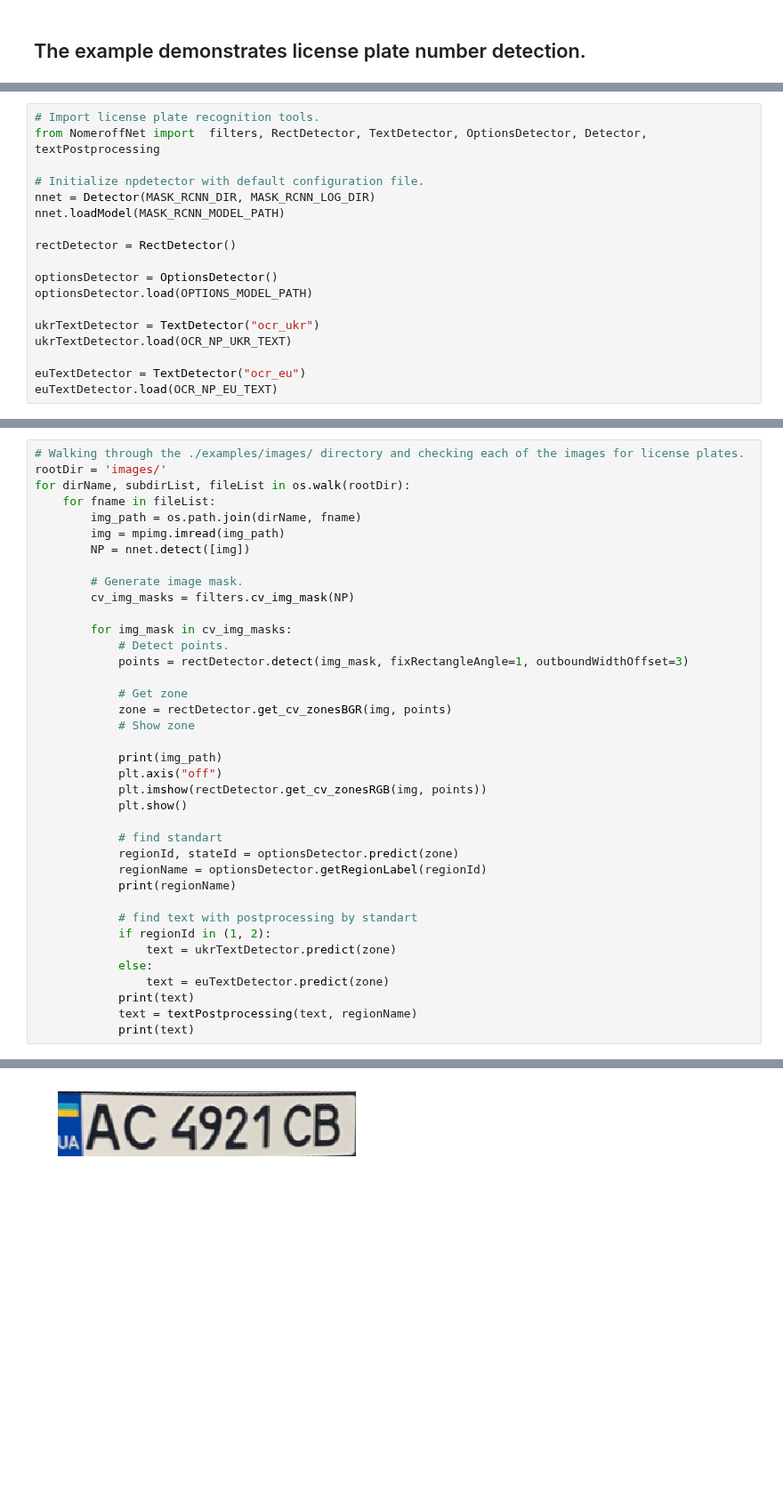
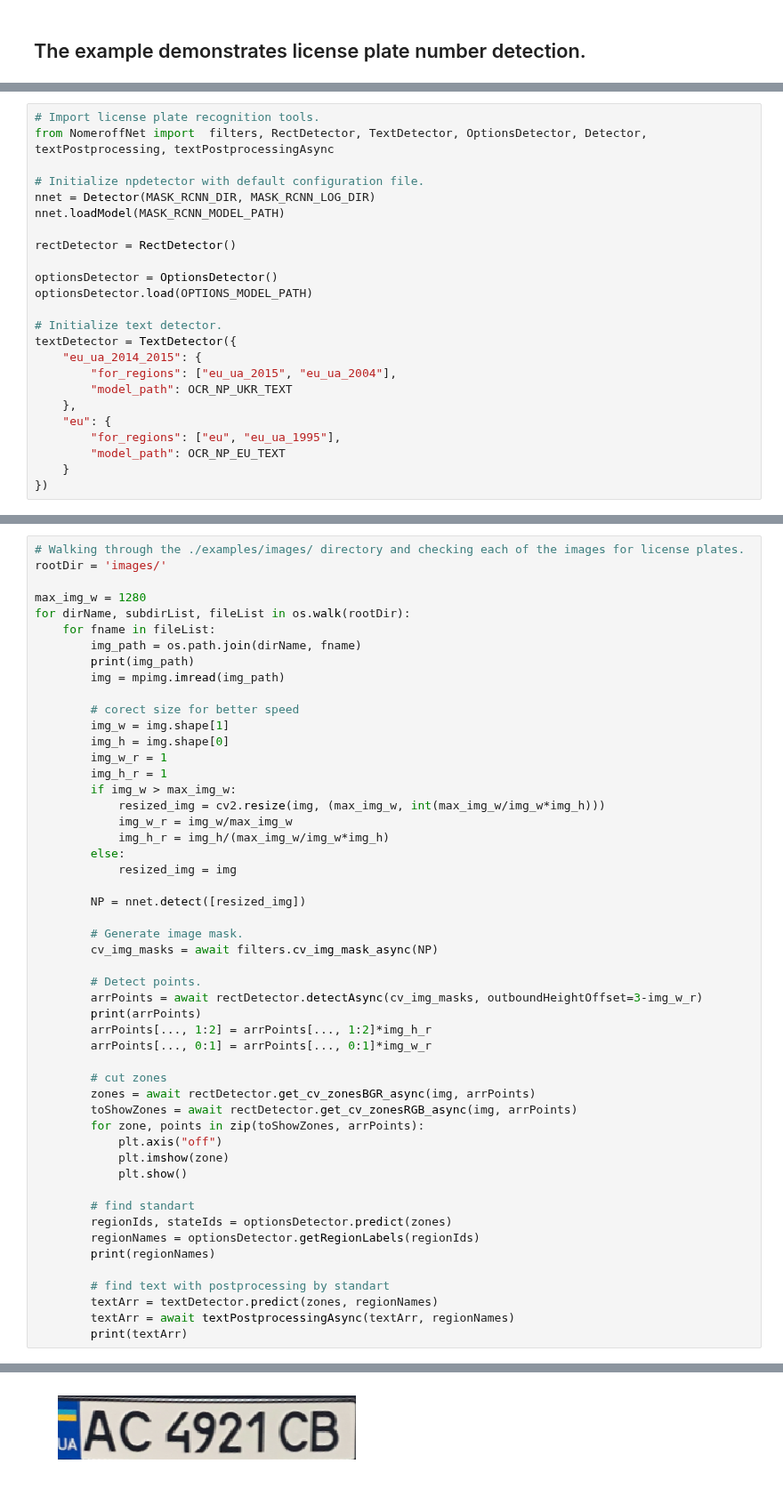
Before and after one commit to ria-com/nomeroff-net, a Jupyter notebook: examples/demo3.ipynb, the cells around one changed output, grey strips where cells are left out. Shown at 89% size. Drawn from its saved outputs; the diff is of its cells as text; blank space fills up the shorter version.

Commit message:
optimizations, add asynchronus

```diff
--- a/examples/demo3.ipynb
+++ b/examples/demo3.ipynb
@@ -27,7 +33,7 @@ OCR_NP_EU_TEXT =  "../models/anpr_ocr_eu_2-cpu.h5"
 sys.path.append(NOMEROFF_NET_DIR)
 # %%
 # Import license plate recognition tools.
-from NomeroffNet import  filters, RectDetector, TextDetector, OptionsDetector, Detector, textPostprocessing
+from NomeroffNet import  filters, RectDetector, TextDetector, OptionsDetector, Detector, textPostprocessing, textPostprocessingAsync
 
 # Initialize npdetector with default configuration file.
 nnet = Detector(MASK_RCNN_DIR, MASK_RCNN_LOG_DIR)
@@ -38,11 +44,17 @@ rectDetector = RectDetector()
 optionsDetector = OptionsDetector()
 optionsDetector.load(OPTIONS_MODEL_PATH)
 
-ukrTextDetector = TextDetector("ocr_ukr")
-ukrTextDetector.load(OCR_NP_UKR_TEXT)
-
-euTextDetector = TextDetector("ocr_eu")
-euTextDetector.load(OCR_NP_EU_TEXT)
+# Initialize text detector.
+textDetector = TextDetector({
+    "eu_ua_2014_2015": {
+        "for_regions": ["eu_ua_2015", "eu_ua_2004"],
+        "model_path": OCR_NP_UKR_TEXT
+    },
+    "eu": {
+        "for_regions": ["eu", "eu_ua_1995"],
+        "model_path": OCR_NP_EU_TEXT
+    }
+})
 # %% [output]
 Using TensorFlow backend.
 WARNING:tensorflow:From /usr/local/lib/python3.6/site-packages/tensorflow/python/ops/sparse_ops.py:1165: sparse_to_dense (from tensorflow.python.ops.sparse_ops) is deprecated and will be removed in a  ...
@@ -52,40 +68,53 @@ Create a `tf.sparse.SparseTensor` and use `tf.sparse.to_dense` instead.
 # %%
 # Walking through the ./examples/images/ directory and checking each of the images for license plates.
 rootDir = 'images/'
+
+max_img_w = 1280
 for dirName, subdirList, fileList in os.walk(rootDir):
     for fname in fileList:
         img_path = os.path.join(dirName, fname)
+        print(img_path)
         img = mpimg.imread(img_path)
-        NP = nnet.detect([img])
+
+        # corect size for better speed
+        img_w = img.shape[1]
+        img_h = img.shape[0]
+        img_w_r = 1
+        img_h_r = 1
+        if img_w > max_img_w:
+            resized_img = cv2.resize(img, (max_img_w, int(max_img_w/img_w*img_h)))
+            img_w_r = img_w/max_img_w
+            img_h_r = img_h/(max_img_w/img_w*img_h)
+        else:
+            resized_img = img
+
+        NP = nnet.detect([resized_img])
 
         # Generate image mask.
-        cv_img_masks = filters.cv_img_mask(NP)
+        cv_img_masks = await filters.cv_img_mask_async(NP)
 
-        for img_mask in cv_img_masks:
-            # Detect points.
-            points = rectDetector.detect(img_mask, fixRectangleAngle=1, outboundWidthOffset=3)
+        # Detect points.
+        arrPoints = await rectDetector.detectAsync(cv_img_masks, outboundHeightOffset=3-img_w_r)
+        print(arrPoints)
+        arrPoints[..., 1:2] = arrPoints[..., 1:2]*img_h_r
+        arrPoints[..., 0:1] = arrPoints[..., 0:1]*img_w_r
 
-            # Get zone
-            zone = rectDetector.get_cv_zonesBGR(img, points)
-            # Show zone
-
-            print(img_path)
+        # cut zones
+        zones = await rectDetector.get_cv_zonesBGR_async(img, arrPoints)
+        toShowZones = await rectDetector.get_cv_zonesRGB_async(img, arrPoints)
+        for zone, points in zip(toShowZones, arrPoints):
             plt.axis("off")
-            plt.imshow(rectDetector.get_cv_zonesRGB(img, points))
+            plt.imshow(zone)
             plt.show()
 
-            # find standart
-            regionId, stateId = optionsDetector.predict(zone)
-            regionName = optionsDetector.getRegionLabel(regionId)
-            print(regionName)
+        # find standart
+        regionIds, stateIds = optionsDetector.predict(zones)
+        regionNames = optionsDetector.getRegionLabels(regionIds)
+        print(regionNames)
 
-            # find text with postprocessing by standart
-            if regionId in (1, 2):
-                text = ukrTextDetector.predict(zone)
-            else:
-                text = euTextDetector.predict(zone)
-            print(text)
-            text = textPostprocessing(text, regionName)
-            print(text)
+        # find text with postprocessing by standart
+        textArr = textDetector.predict(zones, regionNames)
+        textArr = await textPostprocessingAsync(textArr, regionNames)
+        print(textArr)
 # %% [output]
 images/example1.jpeg
@@ -92 +125 @@ images/example1.jpeg
-[figure, old version]
+[figure, new version]
```
Also changed, not shown: parts of 5 cells of this notebook, 15 other files.
